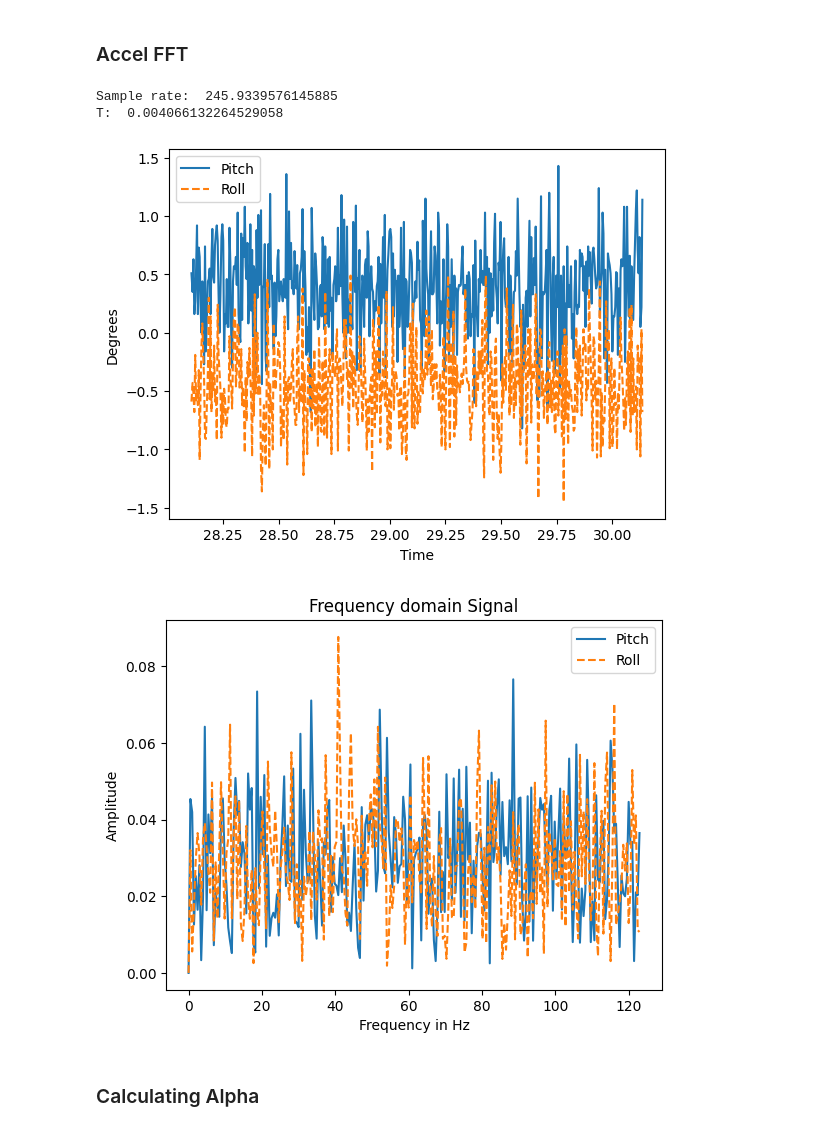
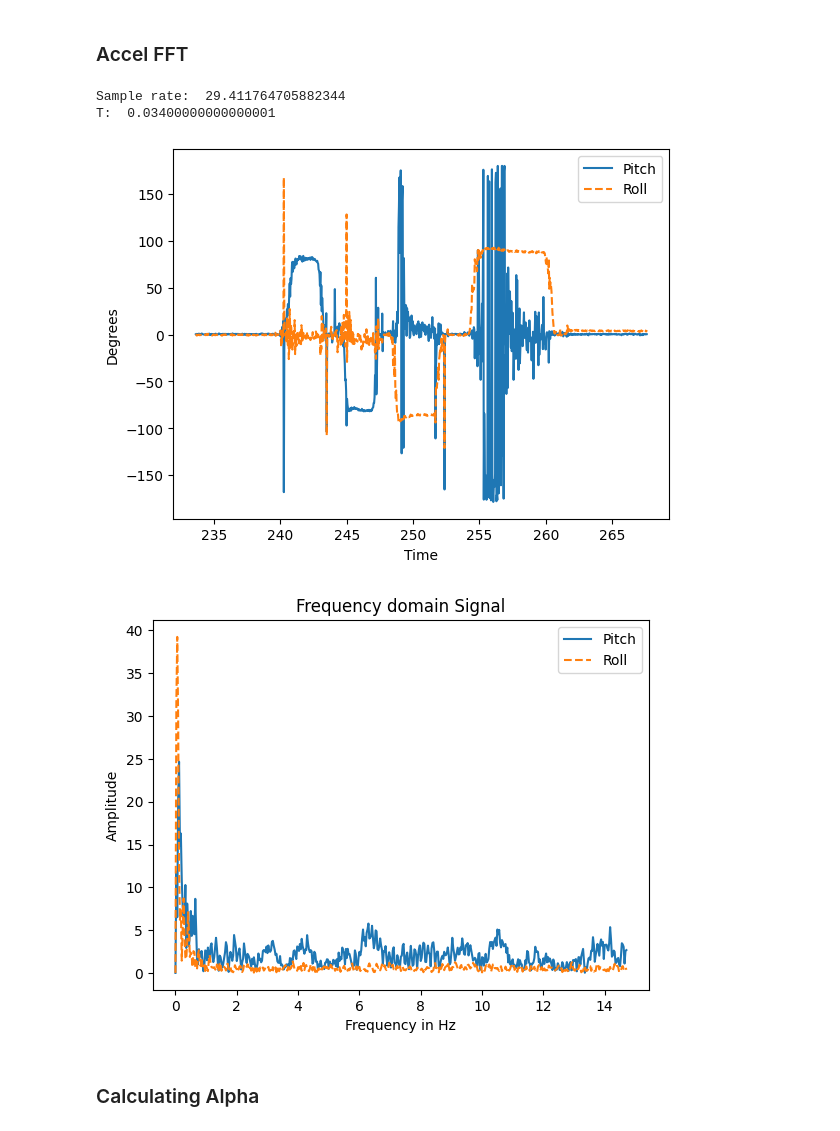
Before and after one commit to leslier7/ece5160-fast-robotics, a Jupyter notebook: jupyter_notebooks/Lab2Python.ipynb, the cells around one changed output. Drawn from its saved outputs; the diff is of its cells as text; code cells hidden in the pictures.

```diff
--- a/jupyter_notebooks/Lab2Python.ipynb
+++ b/jupyter_notebooks/Lab2Python.ipynb
@@ -11,7 +11,7 @@ import pandas as pd
 pi = np.pi
 
 # Load the CSV
-df = pd.read_csv("AccelNoiseNoDelay.csv")
+df = pd.read_csv("Accel90-0-90-time.csv")
 
 
 pitch = df["Pitch"].to_numpy()
@@ -29,37 +29,37 @@ sample_rate = 1.0 / T
 print("Sample rate: ", sample_rate)
 print("T: ", T)
 N = len(pitch)
 
 plt.plot(t, pitch, label="Pitch", linestyle='-')
 plt.plot(t, roll, label="Roll", linestyle='--')
 plt.legend()
 plt.xlabel("Time")
 plt.ylabel("Degrees")
 plt.show()
 
 pitch0 = pitch - np.mean(pitch)
 roll0  = roll  - np.mean(roll)
 
 freq_pitch = np.fft.rfft(pitch0)
 freq_roll  = np.fft.rfft(roll0)
 
 frequency = np.fft.rfftfreq(N, d=1/sample_rate)
 
 y_pitch = (2/N) * np.abs(freq_pitch)
 y_roll  = (2/N) * np.abs(freq_roll)
 
 plt.plot(frequency, y_pitch, label="Pitch", linestyle='-')
 plt.plot(frequency, y_roll, label="Roll", linestyle='--')
 plt.legend()
 plt.title("Frequency domain Signal")
 plt.xlabel("Frequency in Hz")
 plt.ylabel("Amplitude")
 plt.show()
 # %% [output]
-Sample rate:  245.9339576145885
-T:  0.004066132264529058
+Sample rate:  29.411764705882344
+T:  0.03400000000000001
-[figure, old version]
+[figure, new version]
-[figure, old version]
+[figure, new version]
 # %% [markdown]
 ### Calculating Alpha
 # %%
```
Also changed, not shown: parts of 4 cells of this notebook, 14 other files.
